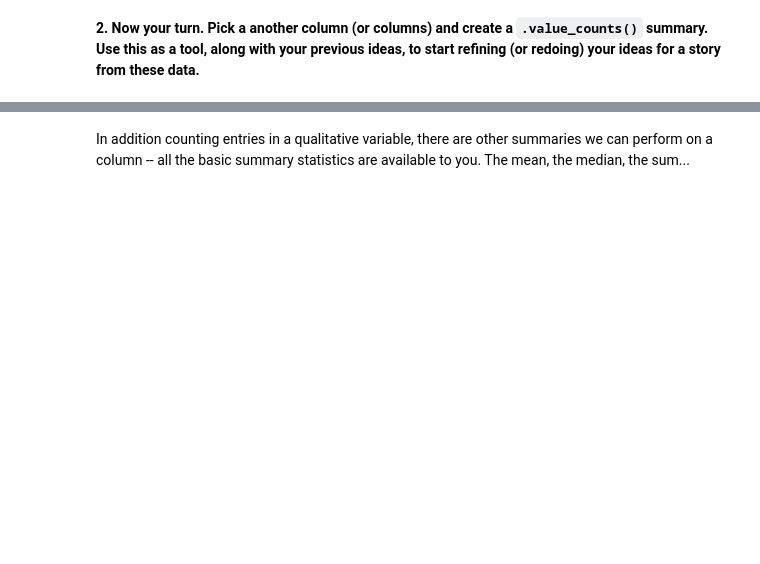
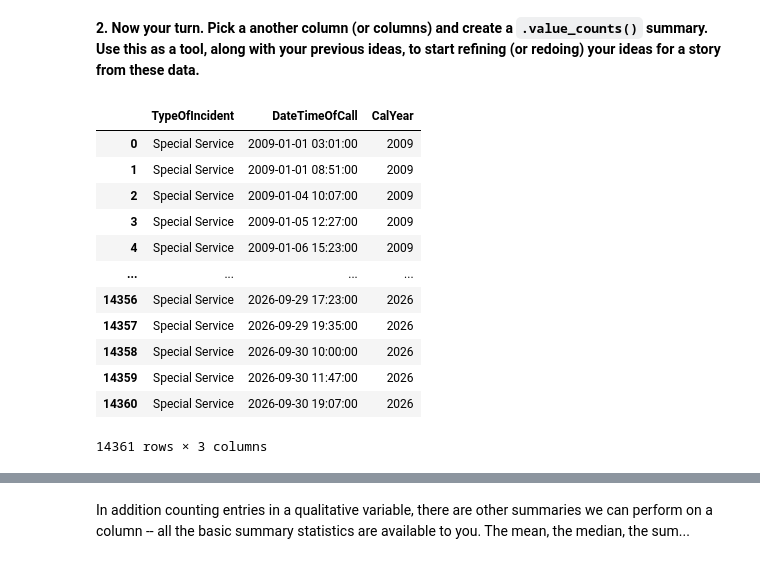
Before and after one commit to mikatravis/2026-Image-and-Sound, a Jupyter notebook: lessons/02-homework/Homework_2.ipynb, the cells around one changed output, grey strips where cells are left out. Cells and saved outputs as stored; diff of their text form; code cells hidden in the pictures; blank space fills up the shorter version.

```diff
--- a/lessons/02-homework/Homework_2.ipynb
+++ b/lessons/02-homework/Homework_2.ipynb
@@ -274,3 +507,18 @@ lfb.value_counts(["AnimalGroupParent","PumpCount"])
 **2. Now your turn. Pick a another column (or columns) and create a `.value_counts()` summary. Use this as a tool, along with your previous ideas, to start refining (or redoing) your ideas for a story from these data.**
 # %%
 # your code here
+lfb[["TypeOfIncident","DateTimeOfCall", "CalYear"]]
+# %% [output]
+|  | TypeOfIncident | DateTimeOfCall | CalYear |
+| 0 | Special Service | 2009-01-01 03:01:00 | 2009 |
+| 1 | Special Service | 2009-01-01 08:51:00 | 2009 |
+| 2 | Special Service | 2009-01-04 10:07:00 | 2009 |
+| 3 | Special Service | 2009-01-05 12:27:00 | 2009 |
+| 4 | Special Service | 2009-01-06 15:23:00 | 2009 |
+| ... | ... | ... | ... |
+| 14356 | Special Service | 2026-09-29 17:23:00 | 2026 |
+| 14357 | Special Service | 2026-09-29 19:35:00 | 2026 |
+| 14358 | Special Service | 2026-09-30 10:00:00 | 2026 |
+| 14359 | Special Service | 2026-09-30 11:47:00 | 2026 |
+| 14360 | Special Service | 2026-09-30 19:07:00 | 2026 |
+14361 rows × 3 columns
```
Also changed, not shown: parts of 86 cells of this notebook.
